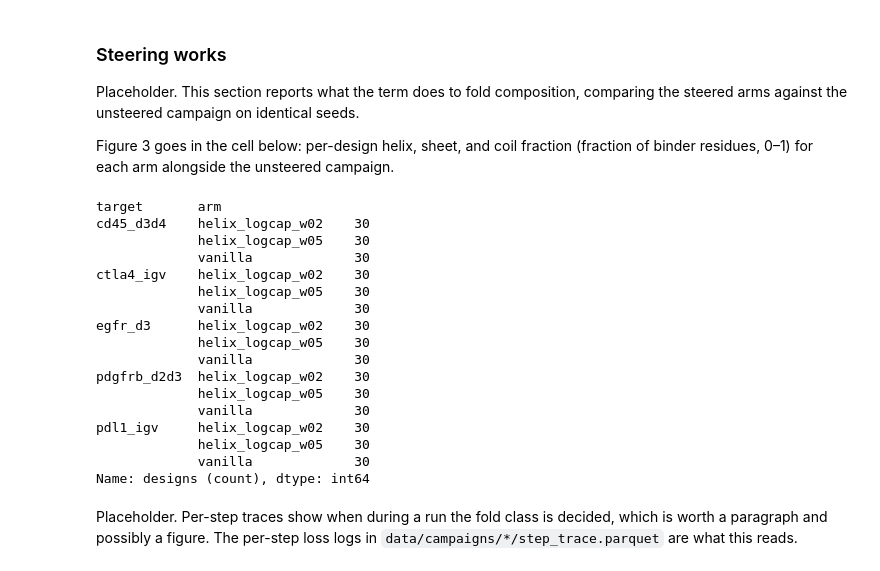
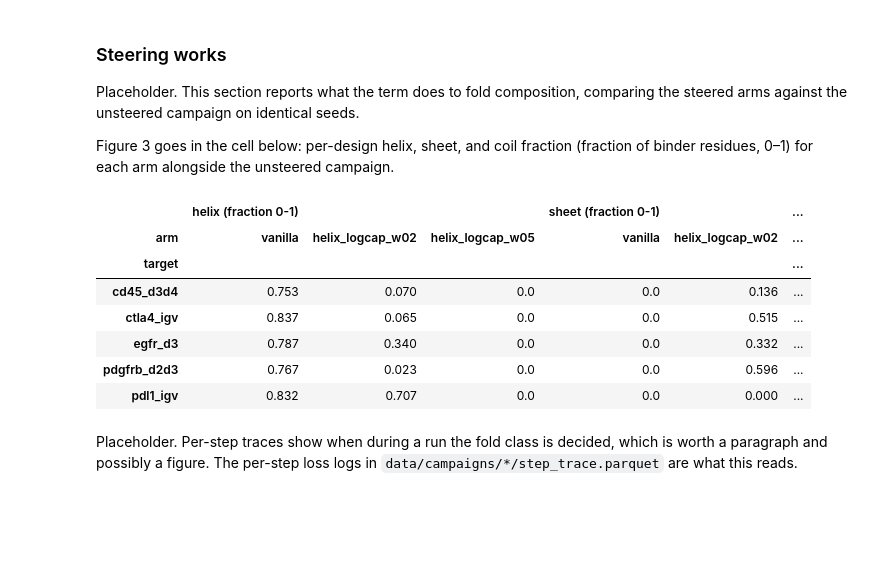
Before and after one commit to Arcadia-Science/esmfold2-secondary-structure-steering, a Jupyter notebook: index.ipynb, the cells around one changed output. Saved outputs shown, nothing was run; the diff lists cells and outputs as text; code cells hidden in the pictures; blank space fills up the shorter version.

```diff
--- a/index.ipynb
+++ b/index.ipynb
@@ -154,19 +100,8 @@ What this section will do:
 
 Figure 1 goes in the cell below: distributions of per-design helix, sheet, and coil fraction (fraction of binder residues, 0&ndash;1) for the unsteered campaign.
 # %%
-ready = composition.available(TARGETS, ["vanilla"])
-print(f"Vanilla campaigns with composition tables: {len(ready)} of {len(TARGETS)}")
-for key, _ in ready:
-    print(f"  {key}")
-awaiting = [t for t in TARGETS if (t, "vanilla") not in ready]
-if awaiting:
-    print(f"Awaiting: {', '.join(awaiting)}")
-
-if not reference.is_available():
-    reference.fetch(reference.COMPOSITION_TABLE)
-
 natural = reference.composition()
-designs = composition.load_all([t for t, _ in ready], ["vanilla"])
+designs = composition.load_all(TARGETS, ["vanilla"])
 matched = reference.length_matched(
     natural, designs["binder length (residues)"], "binder_sample_length_residues"
 )
@@ -267,34 +196,28 @@ Placeholder. This section reports what the term does to fold composition, compar
 
 Figure 3 goes in the cell below: per-design helix, sheet, and coil fraction (fraction of binder residues, 0&ndash;1) for each arm alongside the unsteered campaign.
 # %%
-available = [(t, a) for t in TARGETS for a in ARMS
-             if artifacts.status(t, a).is_analysable]
+steered = composition.load_all(TARGETS, ARMS)
 
-if not available:
-    print("Awaiting deposited campaigns across arms. Question 2 figure will render once they are present.")
-    print(f"Deposit: {artifacts.DEPOSIT_URL}")
-    print(f"Expected under: {paths.CAMPAIGNS}")
-else:
-    designs = artifacts.load_all(TARGETS, ARMS)
-    print(designs.groupby(["target", "arm"]).size().rename("designs (count)"))
+pd.pivot_table(
+    steered,
+    index="target",
+    columns="arm",
+    values=["helix (fraction 0-1)", "sheet (fraction 0-1)"],
+    aggfunc="median",
+).round(3)[[
+    ("helix (fraction 0-1)", arm) for arm in ARMS
+] + [
+    ("sheet (fraction 0-1)", arm) for arm in ARMS
+]]
 # %% [output]
-target       arm
-cd45_d3d4    helix_logcap_w02    30
-             helix_logcap_w05    30
-             vanilla             30
-ctla4_igv    helix_logcap_w02    30
-             helix_logcap_w05    30
-             vanilla             30
-egfr_d3      helix_logcap_w02    30
-             helix_logcap_w05    30
-             vanilla             30
-pdgfrb_d2d3  helix_logcap_w02    30
-             helix_logcap_w05    30
-             vanilla             30
-pdl1_igv     helix_logcap_w02    30
-             helix_logcap_w05    30
-             vanilla             30
-Name: designs (count), dtype: int64
+|  | helix (fraction 0-1) |  |  | sheet (fraction 0-1) |  | ... |
+| arm | vanilla | helix_logcap_w02 | helix_logcap_w05 | vanilla | helix_logcap_w02 | ... |
+| target |  |  |  |  |  | ... |
+| cd45_d3d4 | 0.753 | 0.070 | 0.0 | 0.0 | 0.136 | ... |
+| ctla4_igv | 0.837 | 0.065 | 0.0 | 0.0 | 0.515 | ... |
+| egfr_d3 | 0.787 | 0.340 | 0.0 | 0.0 | 0.332 | ... |
+| pdgfrb_d2d3 | 0.767 | 0.023 | 0.0 | 0.0 | 0.596 | ... |
+| pdl1_igv | 0.832 | 0.707 | 0.0 | 0.0 | 0.000 | ... |
 # %% [markdown]
 Placeholder. Per-step traces show when during a run the fold class is decided, which is worth a paragraph and possibly a figure. The per-step loss logs in `data/campaigns/*/step_trace.parquet` are what this reads.
 # %% [markdown]
```
Also changed, not shown: parts of 9 cells of this notebook, 2 other files.
